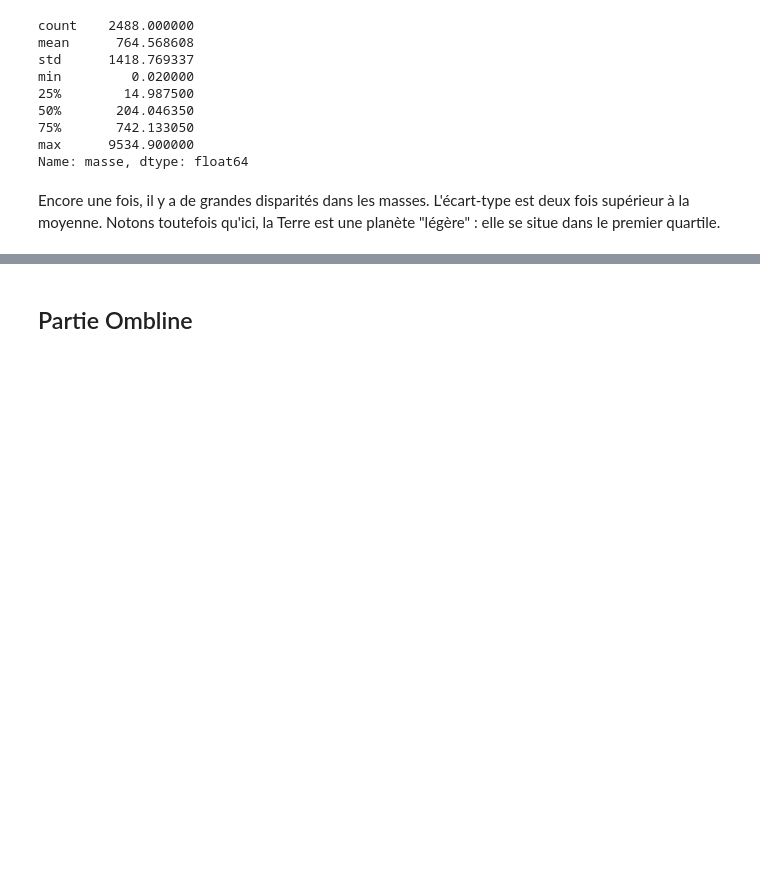
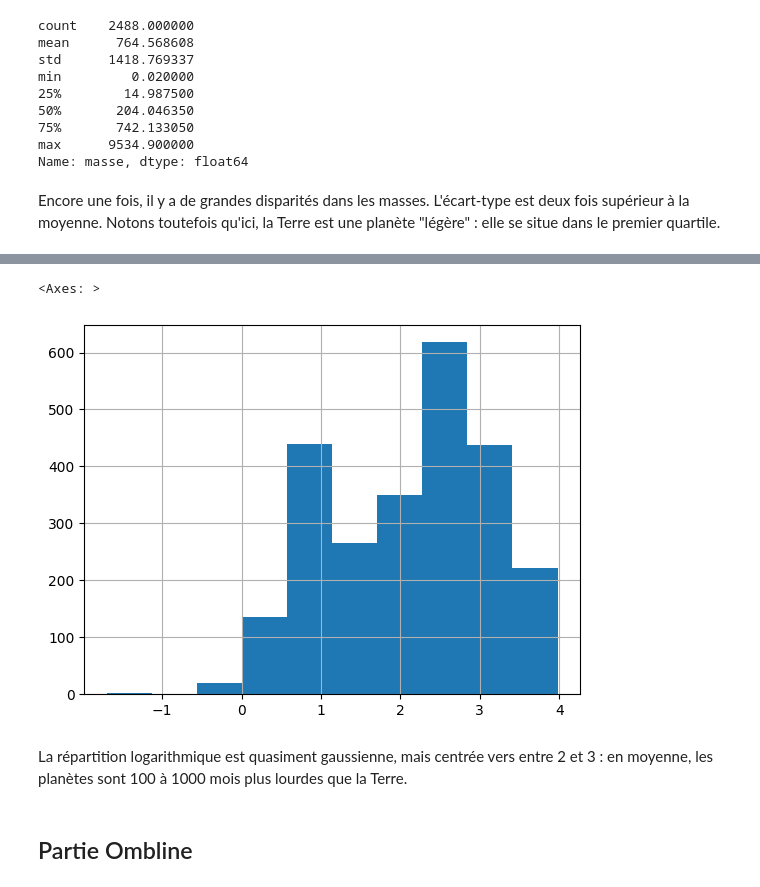
Before and after one commit to camilleprig/pe-hackathon, a Jupyter notebook: code.ipynb, the cells around one changed output, grey strips where cells are left out. Saved outputs shown, nothing was run; the diff lists cells and outputs as text; code cells hidden in the pictures; blank space fills up the shorter version.

```diff
--- a/code.ipynb
+++ b/code.ipynb
@@ -138,3 +145,12 @@ Encore une fois, il y a de grandes disparités dans les masses. L'écart-type es
+# %%
+dfr.masse_log = np.log10(dfr.masse)
+# %%
+dfr.masse_log.hist()
+# %% [output]
+<Axes: >
+[figure, added]
+# %% [markdown]
+La répartition logarithmique est quasiment gaussienne, mais centrée vers entre 2 et 3 : en moyenne, les planètes sont 100 à 1000 mois plus lourdes que la Terre.
 # %% [markdown]
 ## Partie Ombline
 # %%
```
Also changed, not shown: parts of 2 cells of this notebook.
